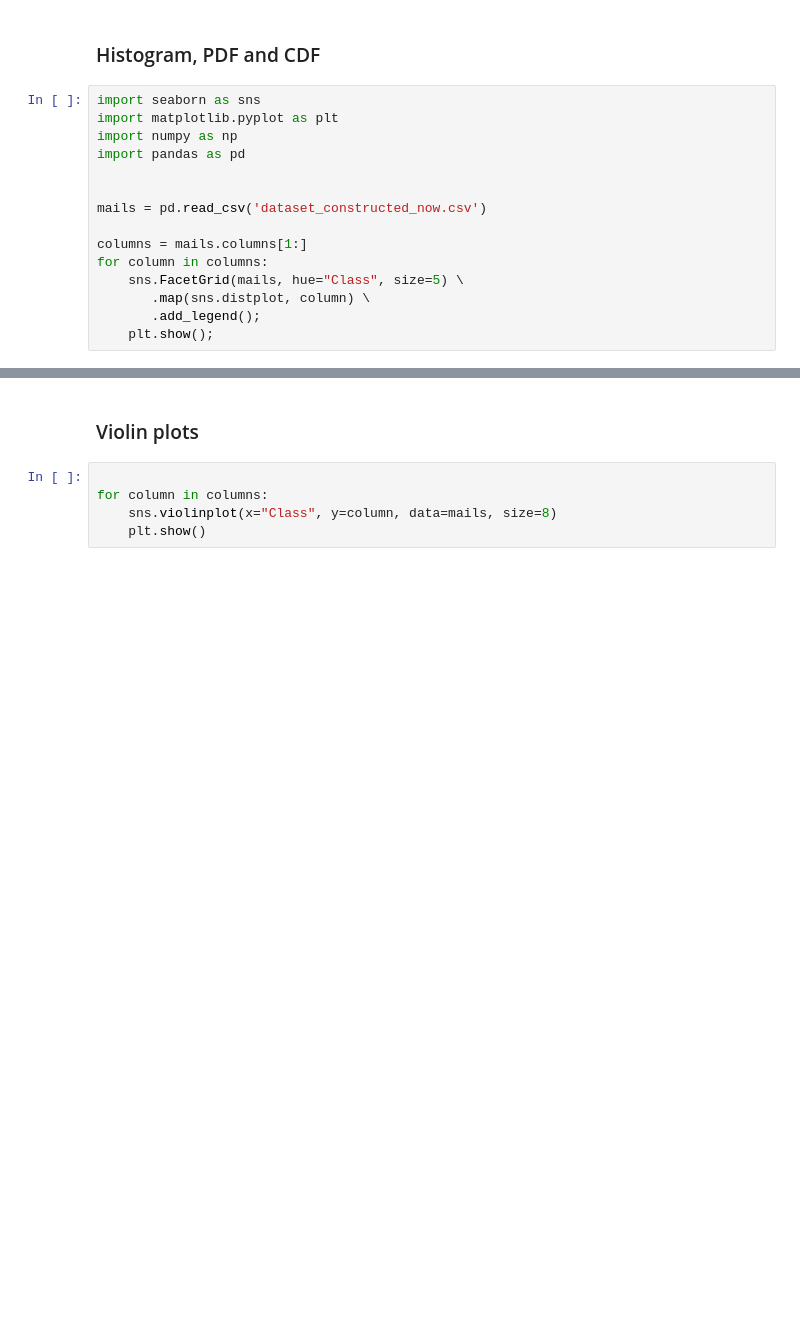
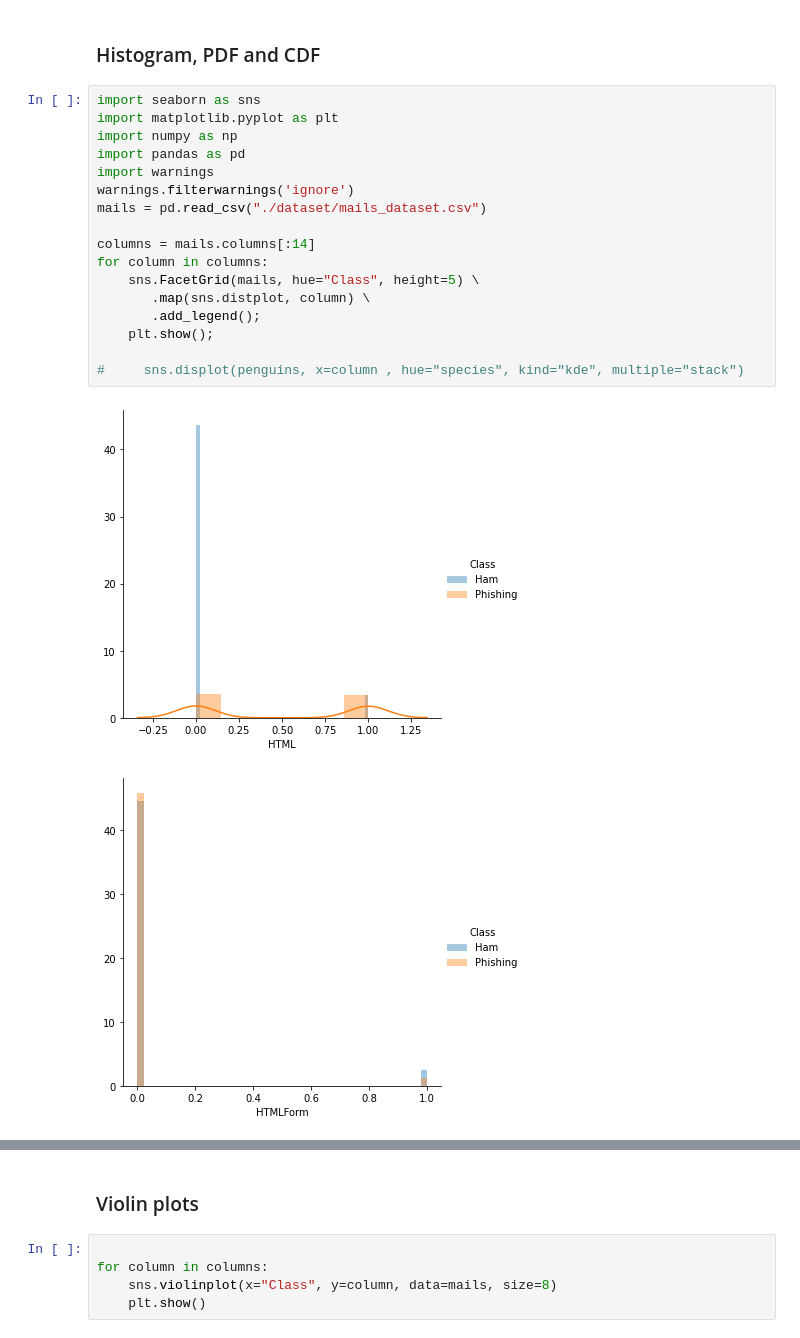
Before and after one commit to Vipin-Singh-Negi/Identify-Phishing-Mail, a Jupyter notebook: (TRIAL)PhishingMailClassifier.ipynb, the cells around one changed output, grey strips where cells are left out. Saved outputs shown, nothing was run; the diff lists cells and outputs as text; blank space fills up the shorter version.

```diff
--- a/(TRIAL)PhishingMailClassifier.ipynb
+++ b/(TRIAL)PhishingMailClassifier.ipynb
@@ -443,15 +483,20 @@ visualize_data()
 # %%
 import seaborn as sns
 import matplotlib.pyplot as plt
 import numpy as np
 import pandas as pd
+import warnings
+warnings.filterwarnings('ignore')
+mails = pd.read_csv("./dataset/mails_dataset.csv")
 
-
-mails = pd.read_csv('dataset_constructed_now.csv')
-
-columns = mails.columns[1:]
+columns = mails.columns[:14]
 for column in columns:
-    sns.FacetGrid(mails, hue="Class", size=5) \
+    sns.FacetGrid(mails, hue="Class", height=5) \
        .map(sns.distplot, column) \
        .add_legend();
     plt.show();
+
+#     sns.displot(penguins, x=column , hue="species", kind="kde", multiple="stack")
+# %% [output]
+[figure, added]
+[figure, added]
```
Also changed, not shown: parts of 27 cells of this notebook, 10 other files.
